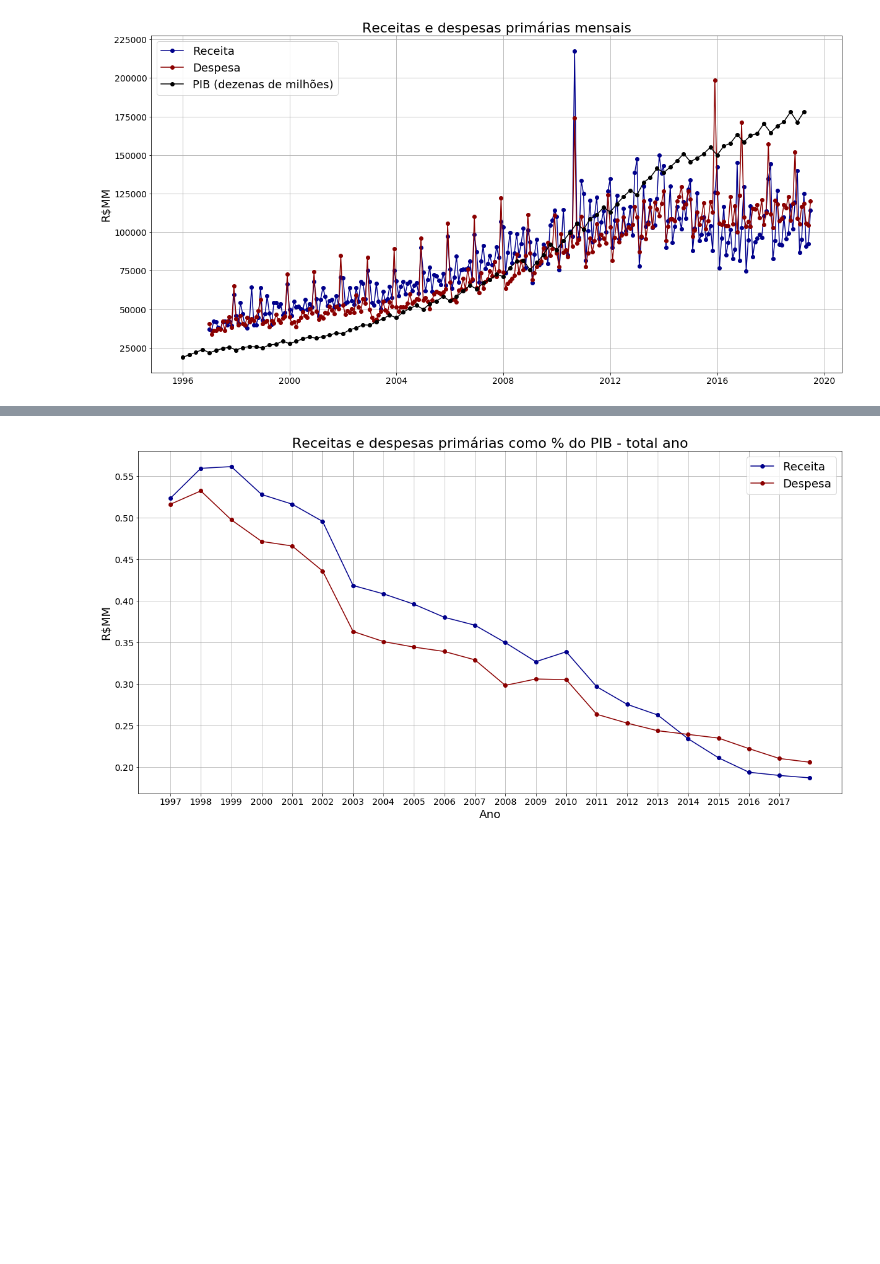
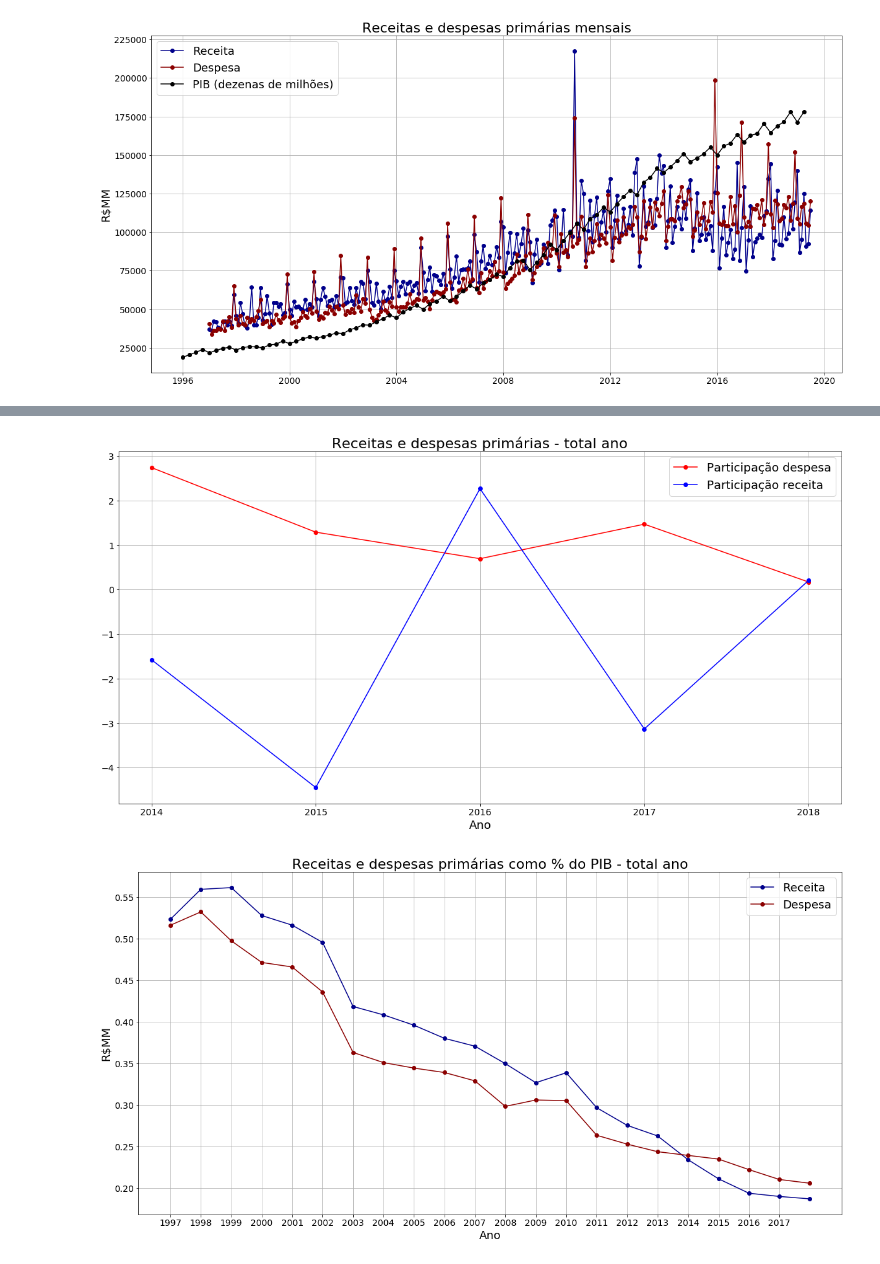
Before and after one commit to paulohubert/resultado_primario, a Jupyter notebook: analise_resultado_primario.ipynb, the cells around one changed output, grey strips where cells are left out. Cells and saved outputs as stored; diff of their text form; code cells hidden in the pictures; blank space fills up the shorter version.

```diff
--- a/analise_resultado_primario.ipynb
+++ b/analise_resultado_primario.ipynb
@@ -89,0 +90,8 @@ plt.grid(True)
+# %%
+# Resultado
+dados_ano['res'] = dados_ano.recliq - dados_ano.Despesa
+
+dfres = dados_ano.set_index('Ano').diff().dropna()
+# %%
+dfres['pd'] = dfres.res / dfres.recliq
+dfres['pr'] = dfres.res / dfres.Despesa
@@ -90,3 +119,18 @@ plt.grid(True)
+# %%
+fig = plt.figure(figsize = (20, 10))
+
+plt.plot(dfres[dfres.index >= 2014].pd, 'o-', label = 'Participação despesa', color = 'red')
+plt.plot(dfres[dfres.index >= 2014].pr, 'o-', label = 'Participação receita', color = 'blue')
+
+plt.legend(fontsize = 18)
+plt.xticks(range(2014, 2019), fontsize = 14)
+plt.yticks(fontsize = 14)
+plt.xlabel('Ano', fontsize = 18)
+plt.ylabel('', fontsize = 18)
+plt.title('Receitas e despesas primárias - total ano', fontsize = 22)
+plt.grid(True)
+# %% [output]
+[figure, added]
 # %%
 # % do PIB
 dfano = dfpib_ano.merge(dados_ano, left_on = 'data', right_on = 'Ano', how = 'inner')
```
Also changed, not shown: parts of 3 cells of this notebook.
